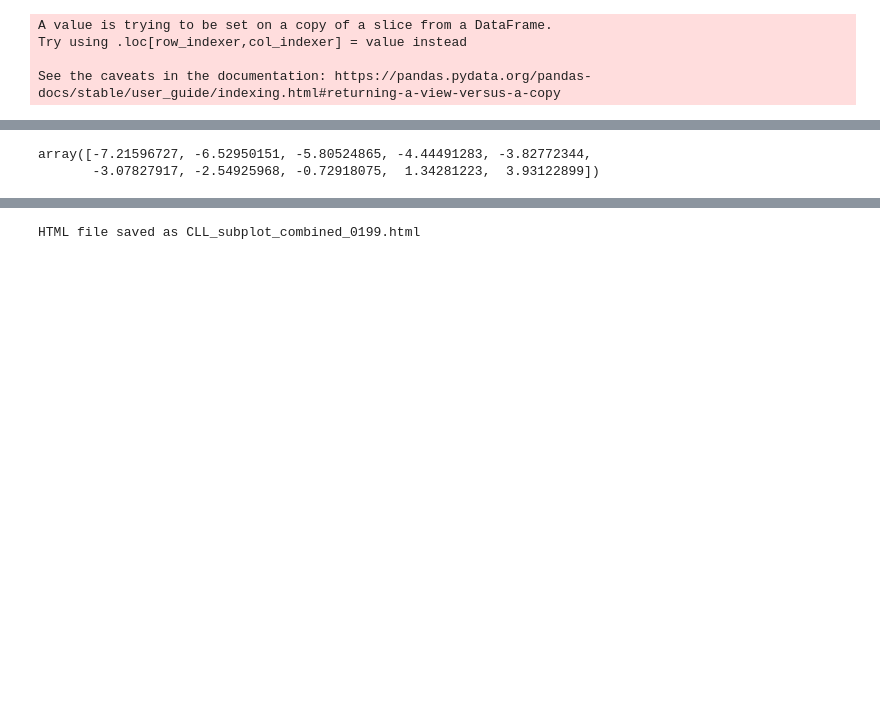
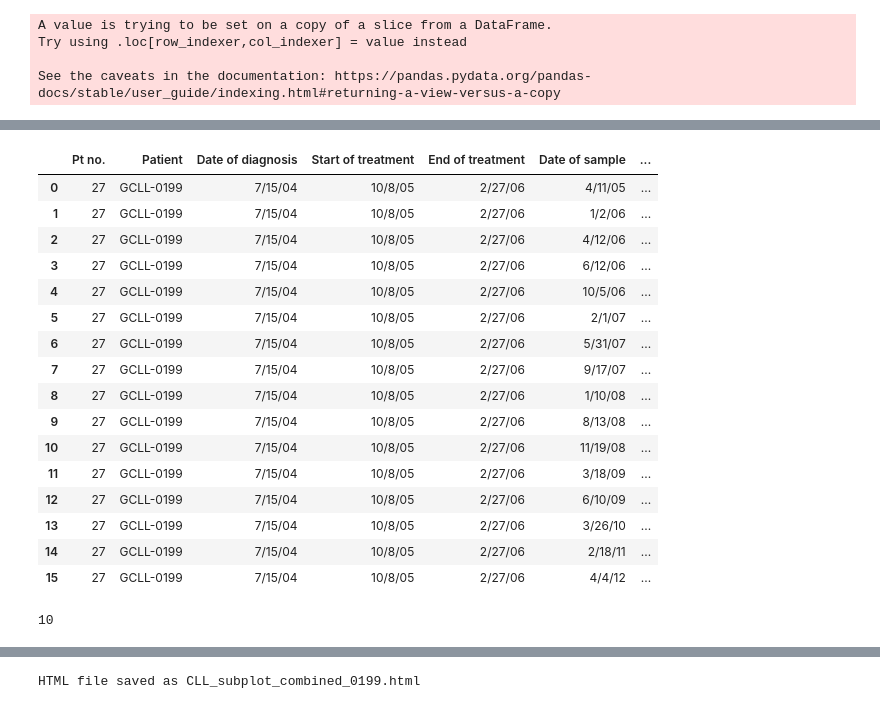
Before and after one commit to getzlab/CLL_MRD_growth_kinetics, a Jupyter notebook: GCLL standardized with plotly.ipynb, the cells around one changed output, grey strips where cells are left out. Saved outputs shown, nothing was run; the diff lists cells and outputs as text; code cells hidden in the pictures; blank space fills up the shorter version.

```diff
--- a/GCLL standardized with plotly.ipynb
+++ b/GCLL standardized with plotly.ipynb
@@ -1336,0 +1207,20 @@ NameError: name 'subclone_plot_new_model_html' is not defined
+# %%
+wbc_df_patient
+# %% [output]
+|  | Pt no. | Patient | Date of diagnosis | Start of treatment | End of treatment | Date of sample | ... |
+| 0 | 27 | GCLL-0199 | 7/15/04 | 10/8/05 | 2/27/06 | 4/11/05 | ... |
+| 1 | 27 | GCLL-0199 | 7/15/04 | 10/8/05 | 2/27/06 | 1/2/06 | ... |
+| 2 | 27 | GCLL-0199 | 7/15/04 | 10/8/05 | 2/27/06 | 4/12/06 | ... |
+| 3 | 27 | GCLL-0199 | 7/15/04 | 10/8/05 | 2/27/06 | 6/12/06 | ... |
+| 4 | 27 | GCLL-0199 | 7/15/04 | 10/8/05 | 2/27/06 | 10/5/06 | ... |
+| 5 | 27 | GCLL-0199 | 7/15/04 | 10/8/05 | 2/27/06 | 2/1/07 | ... |
+| 6 | 27 | GCLL-0199 | 7/15/04 | 10/8/05 | 2/27/06 | 5/31/07 | ... |
+| 7 | 27 | GCLL-0199 | 7/15/04 | 10/8/05 | 2/27/06 | 9/17/07 | ... |
+| 8 | 27 | GCLL-0199 | 7/15/04 | 10/8/05 | 2/27/06 | 1/10/08 | ... |
+| 9 | 27 | GCLL-0199 | 7/15/04 | 10/8/05 | 2/27/06 | 8/13/08 | ... |
+| 10 | 27 | GCLL-0199 | 7/15/04 | 10/8/05 | 2/27/06 | 11/19/08 | ... |
+| 11 | 27 | GCLL-0199 | 7/15/04 | 10/8/05 | 2/27/06 | 3/18/09 | ... |
+| 12 | 27 | GCLL-0199 | 7/15/04 | 10/8/05 | 2/27/06 | 6/10/09 | ... |
+| 13 | 27 | GCLL-0199 | 7/15/04 | 10/8/05 | 2/27/06 | 3/26/10 | ... |
+| 14 | 27 | GCLL-0199 | 7/15/04 | 10/8/05 | 2/27/06 | 2/18/11 | ... |
+| 15 | 27 | GCLL-0199 | 7/15/04 | 10/8/05 | 2/27/06 | 4/4/12 | ... |
@@ -1337,2 +1230,6 @@ NameError: name 'subclone_plot_new_model_html' is not defined
+# %%
+len(wbc_model)
+# %% [output]
+10
 # %%
 n_clusters = len(cluster_list)
@@ -1340,10 +1237,5 @@ logsumexp_points = np.log(CLL_guess)
 model = MultiClusterLinearRegression(n_clusters, X, y)
 model.fit(logsumexp_points)
-# %%
-model.predict()[:, 1]
-# %% [output]
-array([-7.21596727, -6.52950151, -5.80524865, -4.44491283, -3.82772344,
-       -3.07827917, -2.54925968, -0.72918075,  1.34281223,  3.93122899])
 # %%
 def plot_subclones_new_model(clusters, times_sample, CLL_count, log_subclone_sample, extrapolate_start_idx, times_aft_tx, treatment,model ):
     """
```
Also changed, not shown: parts of 33 cells of this notebook.
